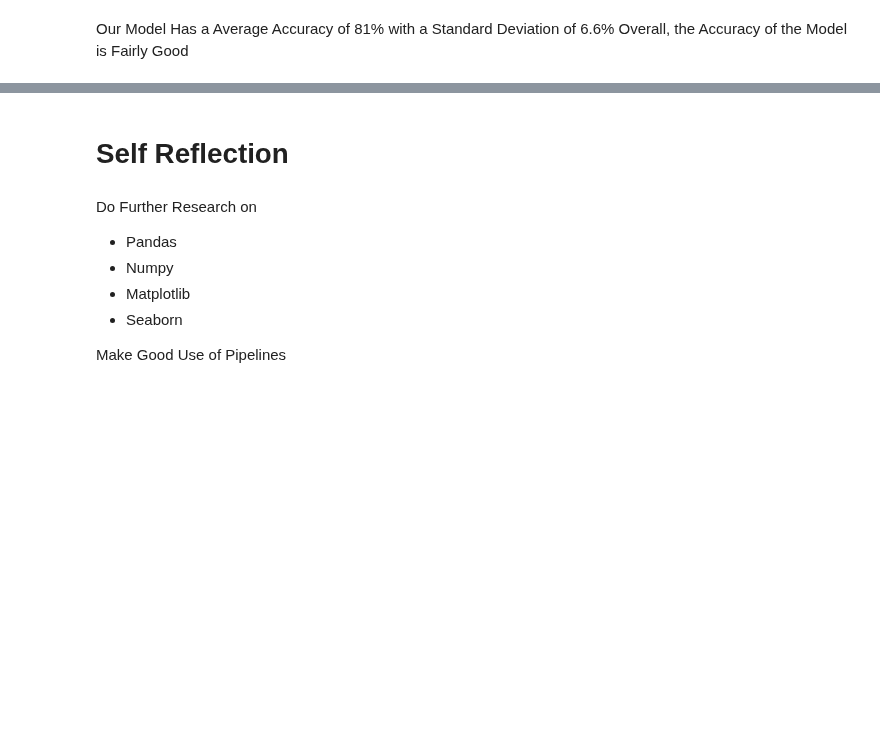
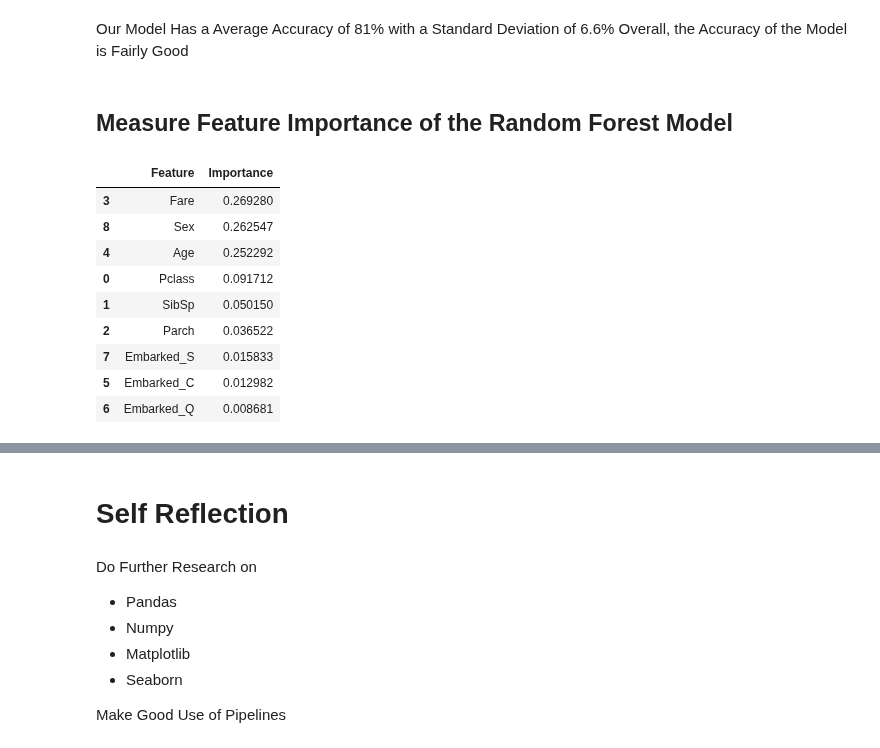
Before and after one commit to lucaslokchan/hands-on-ml, a Jupyter notebook: Projects/Titanic/Titanic_Machine_Learning_from_Disaster.ipynb, the cells around one changed output, grey strips where cells are left out. Cells and saved outputs as stored; diff of their text form; code cells hidden in the pictures; blank space fills up the shorter version.

```diff
--- a/Projects/Titanic/Titanic_Machine_Learning_from_Disaster.ipynb
+++ b/Projects/Titanic/Titanic_Machine_Learning_from_Disaster.ipynb
@@ -924,3 +862,21 @@ Standard Deviation: 0.06631611487815454
 # %% [markdown]
 Our Model Has a Average Accuracy of 81% with a Standard Deviation of 6.6%
 Overall, the Accuracy of the Model is Fairly Good
+# %% [markdown]
+## Measure Feature Importance of the Random Forest Model
+# %%
+feature_importances = rfc.feature_importances_
+importance = pd.DataFrame({'Feature': X_train.columns, 'Importance': feature_importances})
+importance = importance.sort_values('Importance', ascending=False)
+importance
+# %% [output]
+|  | Feature | Importance |
+| 3 | Fare | 0.269280 |
+| 8 | Sex | 0.262547 |
+| 4 | Age | 0.252292 |
+| 0 | Pclass | 0.091712 |
+| 1 | SibSp | 0.050150 |
+| 2 | Parch | 0.036522 |
+| 7 | Embarked_S | 0.015833 |
+| 5 | Embarked_C | 0.012982 |
+| 6 | Embarked_Q | 0.008681 |
```
Also changed, not shown: parts of 45 cells of this notebook.
